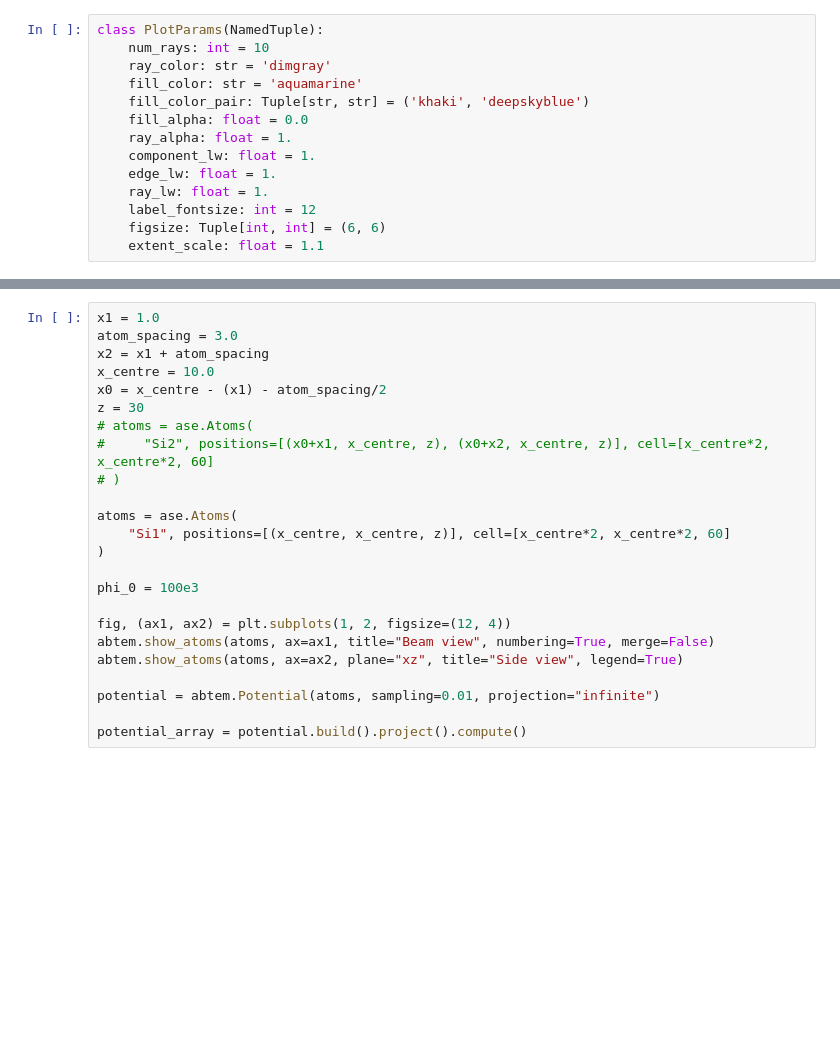
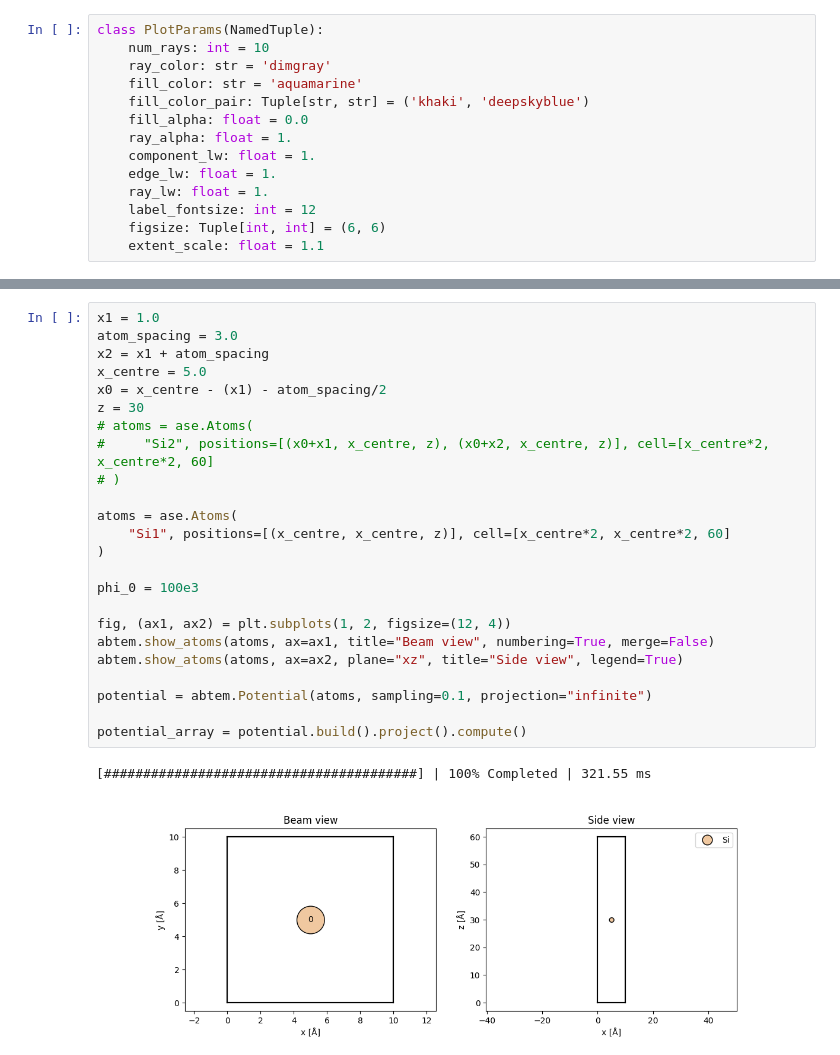
Before and after one commit to TemGym/TemGym, a Jupyter notebook: examples/pyqtgraph_examples/abtem_sample.ipynb, the cells around one changed output, grey strips where cells are left out. Saved outputs shown, nothing was run; the diff lists cells and outputs as text; blank space fills up the shorter version.

```diff
--- a/examples/pyqtgraph_examples/abtem_sample.ipynb
+++ b/examples/pyqtgraph_examples/abtem_sample.ipynb
@@ -52,27 +58,30 @@ visualization = potential.show(
 # %%
 x1 = 1.0
 atom_spacing = 3.0
 x2 = x1 + atom_spacing
-x_centre = 10.0
+x_centre = 5.0
 x0 = x_centre - (x1) - atom_spacing/2
 z = 30
 # atoms = ase.Atoms(
 #     "Si2", positions=[(x0+x1, x_centre, z), (x0+x2, x_centre, z)], cell=[x_centre*2, x_centre*2, 60]
 # )
 
 atoms = ase.Atoms(
     "Si1", positions=[(x_centre, x_centre, z)], cell=[x_centre*2, x_centre*2, 60]
 )
 
 phi_0 = 100e3
 
 fig, (ax1, ax2) = plt.subplots(1, 2, figsize=(12, 4))
 abtem.show_atoms(atoms, ax=ax1, title="Beam view", numbering=True, merge=False)
 abtem.show_atoms(atoms, ax=ax2, plane="xz", title="Side view", legend=True)
 
-potential = abtem.Potential(atoms, sampling=0.01, projection="infinite")
+potential = abtem.Potential(atoms, sampling=0.1, projection="infinite")
 
 potential_array = potential.build().project().compute()
+# %% [output]
+[########################################] | 100% Completed | 321.55 ms
+[figure, added]
 # %%
 visualization = potential.show(
     project=True,
```
Also changed, not shown: parts of 14 cells of this notebook, 4 other files.
